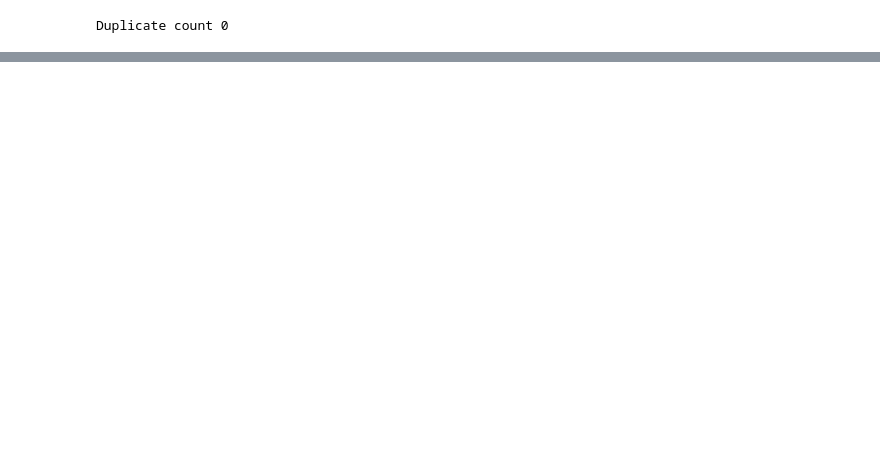
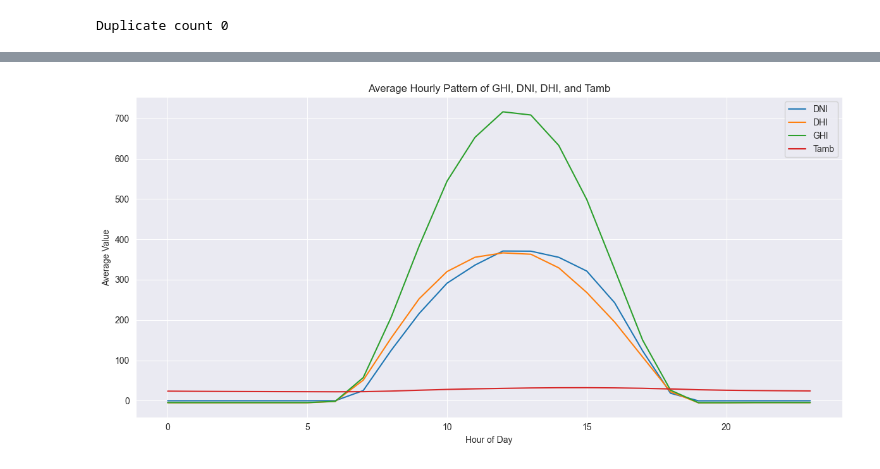
Before and after one commit to Liya-st/solar-challenge-week1, a Jupyter notebook: notebooks/eda-sierraleone.ipynb, the cells around one changed output, grey strips where cells are left out. Drawn from its saved outputs; the diff is of its cells as text; code cells hidden in the pictures; blank space fills up the shorter version.

```diff
--- a/notebooks/eda-sierraleone.ipynb
+++ b/notebooks/eda-sierraleone.ipynb
@@ -186,3 +204,16 @@ plt.show()
+# %%
+cols = ['DNI', 'DHI', 'GHI', 'Tamb']
+hourly_avg = df.groupby('Hour')[cols].mean()
+
+hourly_avg.plot(figsize=(12,6))
+plt.title('Average Hourly Pattern of GHI, DNI, DHI, and Tamb')
+plt.xlabel('Hour of Day')
+plt.ylabel('Average Value')
+plt.grid(True)
+plt.tight_layout()
+plt.show()
+# %% [output]
+[figure, added]
 # %%
 
 pre_clean = df[df['Cleaning'] == 0]['ModA']
```
Also changed, not shown: parts of 34 cells of this notebook, 4 other files.
